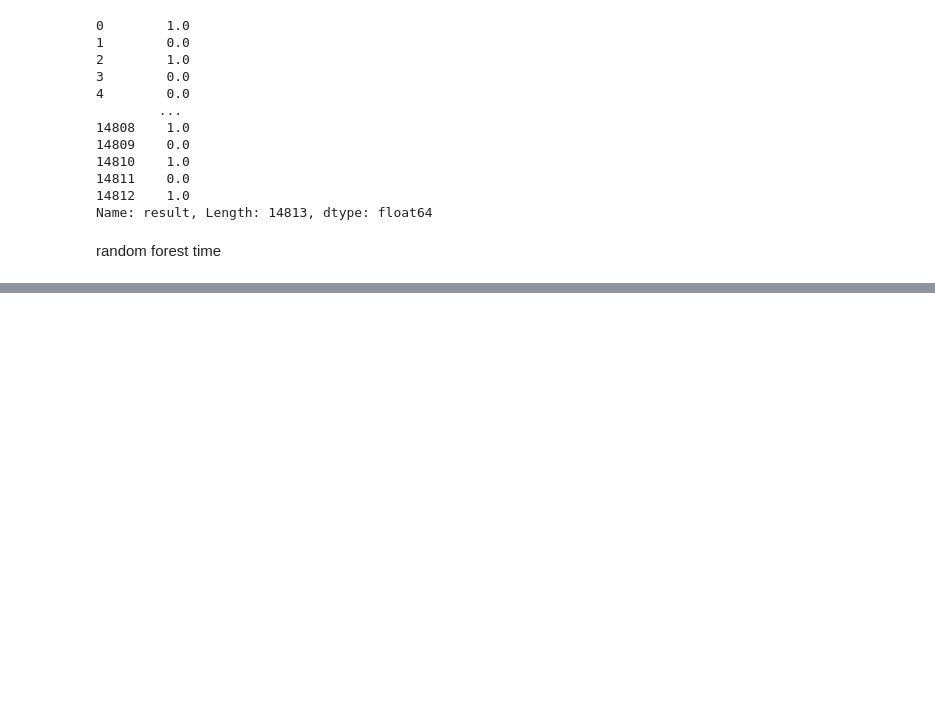
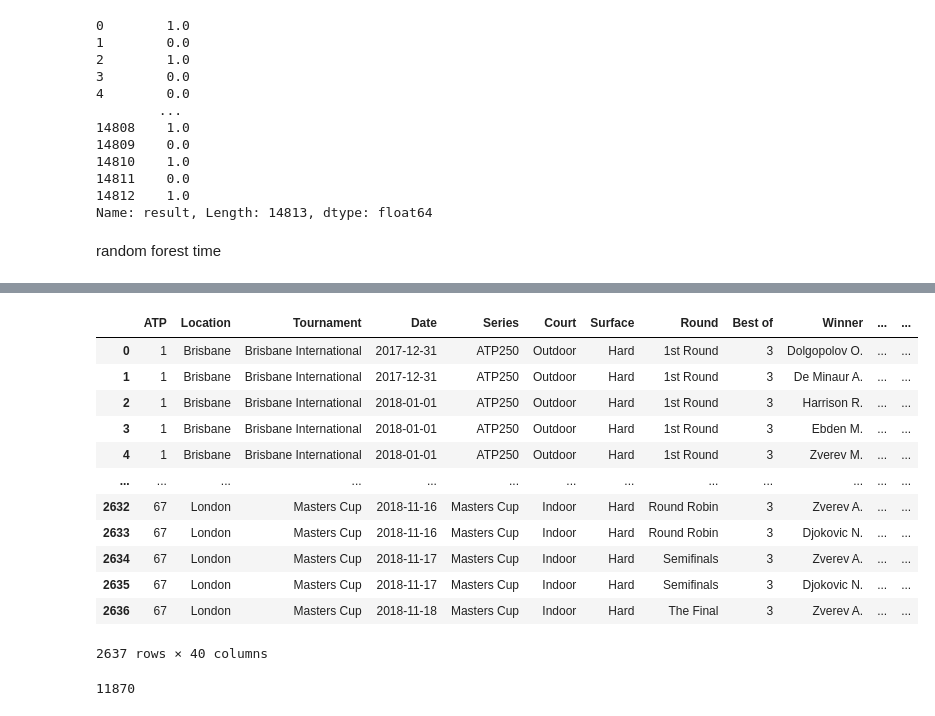
Before and after one commit to bestmatthew/tennis_atp, a Jupyter notebook: MBTennisv3 2010-2015 data training.ipynb, the cells around one changed output, grey strips where cells are left out. Saved outputs shown, nothing was run; the diff lists cells and outputs as text; code cells hidden in the pictures; blank space fills up the shorter version.

```diff
--- a/MBTennisv3 2010-2015 data training.ipynb
+++ b/MBTennisv3 2010-2015 data training.ipynb
@@ -480,0 +580,2 @@ ValueError: Input contains NaN, infinity or a value too large for dtype('float32
+# %%
+odds18 = pd.read_excel('2018.xlsx')
@@ -480,0 +591,16 @@ ValueError: Input contains NaN, infinity or a value too large for dtype('float32
+# %%
+odds18
+# %% [output]
+|  | ATP | Location | Tournament | Date | Series | Court | Surface | Round | Best of | Winner | ... | ... |
+| 0 | 1 | Brisbane | Brisbane International | 2017-12-31 | ATP250 | Outdoor | Hard | 1st Round | 3 | Dolgopolov O. | ... | ... |
+| 1 | 1 | Brisbane | Brisbane International | 2017-12-31 | ATP250 | Outdoor | Hard | 1st Round | 3 | De Minaur A. | ... | ... |
+| 2 | 1 | Brisbane | Brisbane International | 2018-01-01 | ATP250 | Outdoor | Hard | 1st Round | 3 | Harrison R. | ... | ... |
+| 3 | 1 | Brisbane | Brisbane International | 2018-01-01 | ATP250 | Outdoor | Hard | 1st Round | 3 | Ebden M. | ... | ... |
+| 4 | 1 | Brisbane | Brisbane International | 2018-01-01 | ATP250 | Outdoor | Hard | 1st Round | 3 | Zverev M. | ... | ... |
+| ... | ... | ... | ... | ... | ... | ... | ... | ... | ... | ... | ... | ... |
+| 2632 | 67 | London | Masters Cup | 2018-11-16 | Masters Cup | Indoor | Hard | Round Robin | 3 | Zverev A. | ... | ... |
+| 2633 | 67 | London | Masters Cup | 2018-11-16 | Masters Cup | Indoor | Hard | Round Robin | 3 | Djokovic N. | ... | ... |
+| 2634 | 67 | London | Masters Cup | 2018-11-17 | Masters Cup | Indoor | Hard | Semifinals | 3 | Zverev A. | ... | ... |
+| 2635 | 67 | London | Masters Cup | 2018-11-17 | Masters Cup | Indoor | Hard | Semifinals | 3 | Djokovic N. | ... | ... |
+| 2636 | 67 | London | Masters Cup | 2018-11-18 | Masters Cup | Indoor | Hard | The Final | 3 | Zverev A. | ... | ... |
+2637 rows × 40 columns
@@ -480,0 +650,4 @@ ValueError: Input contains NaN, infinity or a value too large for dtype('float32
+# %%
+len(fouryrs) ## sample size, 11870
+# %% [output]
+11870
```
Also changed, not shown: parts of 107 cells of this notebook, 5 other files.
